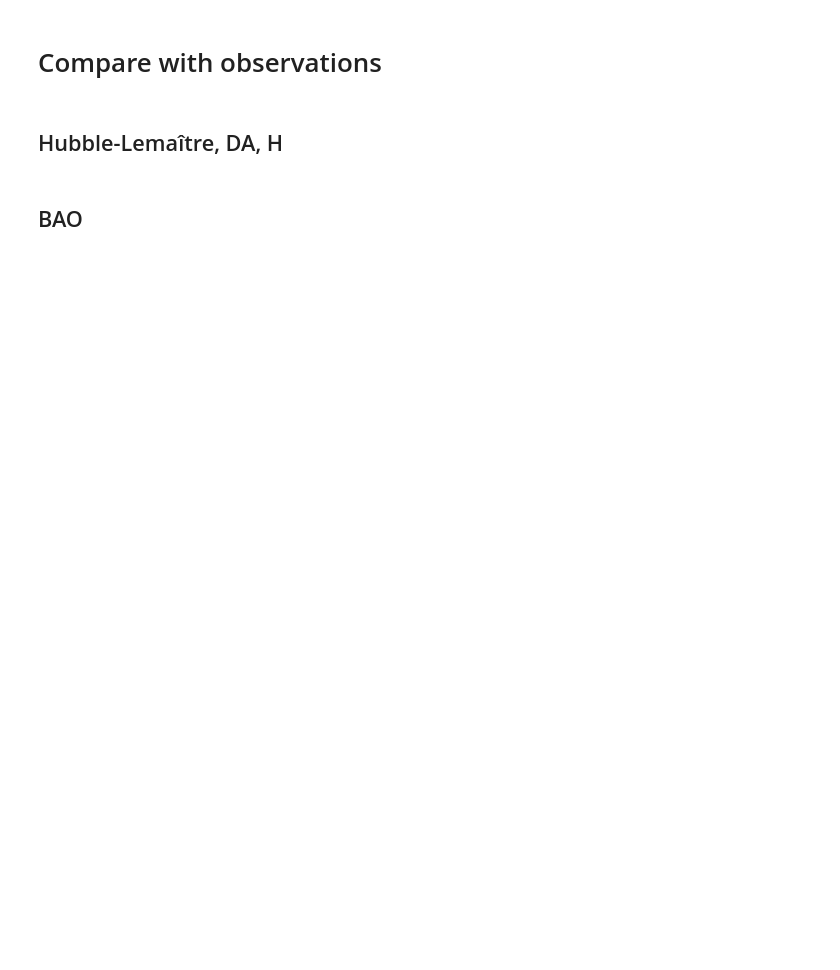
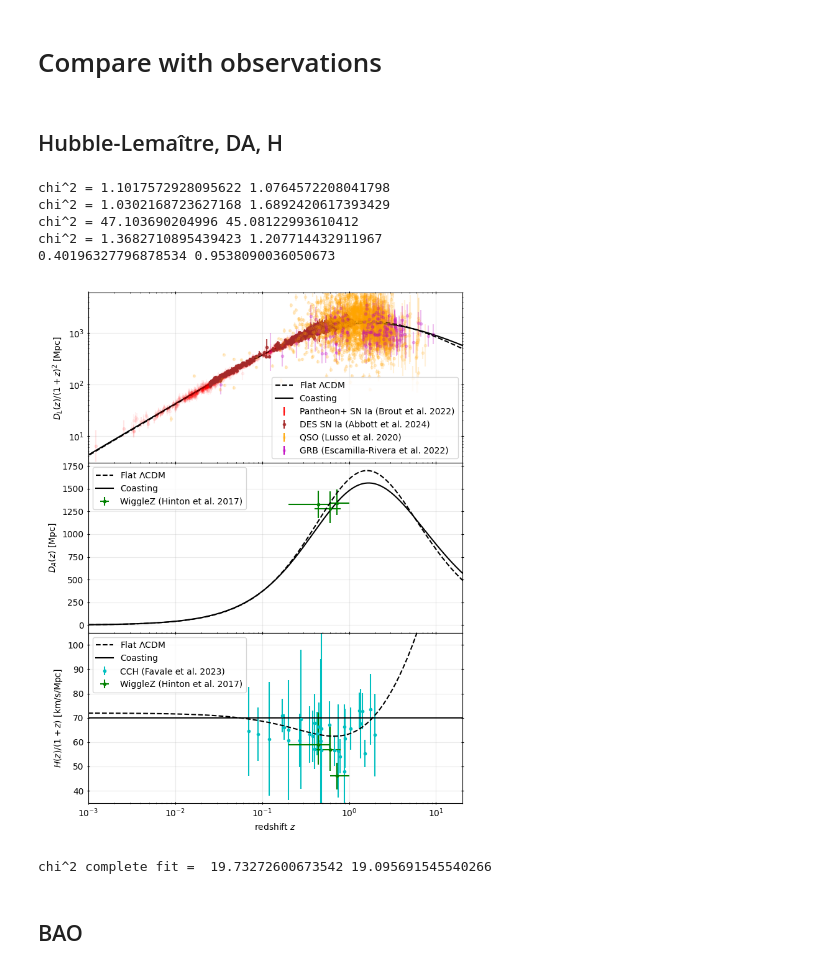
Before and after one commit to paranoya/onion-universe, a Jupyter notebook: 3.fitting.ipynb, the cells around one changed output. Cells and saved outputs as stored; diff of their text form; code cells hidden in the pictures; blank space fills up the shorter version.

Commit message:
Addition of DES SN 2024 data and analysis its covariance matrix

```diff
--- a/3.fitting.ipynb
+++ b/3.fitting.ipynb
@@ -17,15 +19,14 @@ quantity_support()
 # %% [markdown]
 ## Model-independent distances
 # %%
+#Pantheon+ Supernovae data
 SNe_z_complete, SNe_err_z_complete, SNe_mu_complete, SNe_err_mu_complete, SNe_iscalibrator = np.loadtxt('data/Pantheon+_Data.dat', usecols=(2, 3, 10, 11, 13), unpack=True, skiprows=1)
 SNe_cov_mu_complete = np.loadtxt('data\Pantheon+_CovarianceMatrix_StatSyst.cov')
-
 #Filtering to keep only the calibrators and the high-z SNe
 SNe_z = SNe_z_complete[(SNe_iscalibrator == 1) | (SNe_z_complete > 0.01)]
 SNe_err_z = SNe_err_z_complete[(SNe_iscalibrator == 1) | (SNe_z_complete > 0.01)]
 SNe_mu = SNe_mu_complete[(SNe_iscalibrator == 1) | (SNe_z_complete > 0.01)]
 SNe_err_mu = SNe_err_mu_complete[(SNe_iscalibrator == 1) | (SNe_z_complete > 0.01)]
-
 #Building the covariance matrix filtered
 N_SNe_complete = int(SNe_cov_mu_complete[0])
 SNe_cov_mu = np.zeros((N_SNe_complete,N_SNe_complete))
@@ -35,8 +36,29 @@ for i in range(N_SNe_complete):
             SNe_cov_mu[i,j] = SNe_cov_mu_complete[i*N_SNe_complete+j+1]
 #Delete the rows and columns of the covariance matrix of SNe that are not calibrators and are low-z
 SNe_cov_mu = SNe_cov_mu[np.any(SNe_cov_mu != 0, axis=1)][:, np.any(SNe_cov_mu != 0, axis=0)]
+del SNe_iscalibrator, SNe_z_complete, SNe_err_z_complete, SNe_mu_complete, SNe_err_mu_complete, SNe_cov_mu_complete
 
-del SNe_iscalibrator, SNe_z_complete, SNe_err_z_complete, SNe_mu_complete, SNe_err_mu_complete, SNe_cov_mu_complete
+#DES Supernovae data
+DES_SN_z_complete, DES_SN_err_z_complete, DES_SN_mu_complete, DES_SN_err_mu_complete = np.loadtxt('data/DES_Data.csv', usecols=(8, 9, 44, 45), unpack=True, delimiter=',', skiprows=1)
+DES_SN_cov_mu_complete = np.loadtxt('data\DES_CovarianceMatrix_Sys.txt')
+#Filtering to keep only the high-z SNe and eliminate absurd errors
+DES_SN_z = DES_SN_z_complete[(DES_SN_z_complete > 0.01) & (DES_SN_err_mu_complete < 1)]
+DES_SN_err_z = DES_SN_err_z_complete[(DES_SN_z_complete > 0.01) & (DES_SN_err_mu_complete < 1)]
+DES_SN_mu = DES_SN_mu_complete[(DES_SN_z_complete > 0.01) & (DES_SN_err_mu_complete < 1)]
+DES_SN_err_mu = DES_SN_err_mu_complete[(DES_SN_z_complete > 0.01) & (DES_SN_err_mu_complete < 1)]
+#Building the covariance matrix filtered
+N_DES_SN_complete = int(DES_SN_cov_mu_complete[0])
+DES_SN_cov_mu = np.zeros((N_DES_SN_complete,N_DES_SN_complete))
+for i in range(N_DES_SN_complete):
+    for j in range(N_DES_SN_complete):
+        if (((DES_SN_z_complete[i] > 0.01) & (DES_SN_err_mu_complete[i] < 1)) & ((DES_SN_z_complete[j] > 0.01) & (DES_SN_err_mu_complete[j] < 1))):
+            DES_SN_cov_mu[i,j] = DES_SN_cov_mu_complete[i*N_DES_SN_complete+j+1]
+#Delete the rows and columns of the covariance matrix of SN that are low-z
+DES_SN_cov_mu = DES_SN_cov_mu[np.any(DES_SN_cov_mu != 0, axis=1)][:, np.any(DES_SN_cov_mu != 0, axis=0)]
+#Adding the statistical error
+for i in range(np.shape(DES_SN_cov_mu)[0]):
+    DES_SN_cov_mu[i,i] += DES_SN_err_mu[i]**2
+del DES_SN_z_complete, DES_SN_err_z_complete, DES_SN_mu_complete, DES_SN_err_mu_complete, DES_SN_cov_mu_complete
 
 
 GRB1 = np.loadtxt('data/GRB_RNN.dat', skiprows=1)
@@ -48,6 +70,7 @@ GRB_err_mu = np.concatenate([GRB1[:, 2], GRB1[:, 5], GRB1[:, 8], GRB2[:, 2]])
 
 QSO_z, QSO_mu, QSO_err_mu = np.loadtxt('data/table3QSO.dat', usecols=(3, 11, 12), unpack=True, skiprows=1)
 #QSO_err_mu *= 2
+
 
 def Dl_Mpc(mu):
     return 1e-5 * 10**(.2*mu)
@@ -505,6 +558,7 @@ ax.set_yscale('log')
 
 plot_DL_DH_obs_complete(ax, SNe_z, SNe_mu, SNe_err_mu, SNe_cov_mu, c='r', alpha=.05, label='Pantheon+ SN Ia (Brout et al. 2022)')
 #plot_DL_DH_obs(ax, SNe_z, SNe_mu, SNe_err_mu, c='r', alpha=.05, label='Pantheon+ SN Ia (Brout et al. 2022)')
+plot_DL_DH_obs_complete(ax, DES_SN_z, DES_SN_mu, DES_SN_err_mu, DES_SN_cov_mu, c='brown', alpha=0.8, label='DES SN Ia (Abbott et al. 2024)')
 plot_DL_DH_obs(ax, QSO_z, QSO_mu, QSO_err_mu, c='orange', alpha=.15, label='QSO (Lusso et al. 2020)')
 plot_DL_DH_obs(ax, GRB_z, GRB_mu, GRB_err_mu, c='m', alpha=.25, label='GRB (Escamilla-Rivera et al. 2022)')
 
@@ -536,34 +590,44 @@ ax.set_ylim(35, 105)
 
 ax.errorbar(CCH_z, CCH_H/(1+CCH_z), CCH_H_err/(1+CCH_z), color='c', fmt='.', label=r'CCH (Favale et al. 2023)')
 ax.errorbar(wiggleZ_z, H17_H/(1+wiggleZ_z), yerr=H17_H_err/(1+wiggleZ_z), xerr=wiggleZ_z_err, fmt='.', color='g', label='WiggleZ (Hinton et al. 2017)')
 
 ax.plot(flcdm.z_t, (flcdm.H_t / (1+flcdm.z_t)).to_value(u.km/u.s/u.Mpc), 'k--', label=r'Flat $\Lambda$CDM')
 ax.plot(coasting.z_t, (coasting.H_t / (1+coasting.z_t)).to_value(u.km/u.s/u.Mpc), 'k-', label=r'Coasting')
 
 print(flcdm.fit_H(CCH_z, CCH_H, CCH_H_err),
       coasting.fit_H(CCH_z, CCH_H, CCH_H_err))
 
 ax.legend()
 
 
 ax.set_xlabel('redshift $z$')
 ax.set_xscale('log')
 ax.set_xlim(1e-3, 20)
 #ax.set_xlim(-.2, 8.2)
 
 for ax in axes.flatten():
     ax.tick_params(top=True, right=True, axis='both', which='both', direction='inout')
     ax.grid(alpha=.25)
 fig.set_tight_layout(True)
 #fig.suptitle('Cosmology-independent probes')
 plt.show()
 #plt.savefig('DL.pdf')
 
 
 N_SNe = len(SNe_z)
 N_QSO = len(QSO_z)
 N_GRB = len(GRB_z)
-print('chi^2 complete fit = ' , (flcdm.fit_complete_mu(SNe_z, SNe_mu, SNe_cov_mu) * N_SNe + flcdm.fit_mu(QSO_z, QSO_mu, QSO_err_mu) * N_QSO + flcdm.fit_mu( GRB_z, GRB_mu, GRB_err_mu) * N_GRB)/(N_SNe + N_QSO + N_GRB), (coasting.fit_complete_mu(SNe_z, SNe_mu, SNe_cov_mu) * N_SNe + coasting.fit_mu(QSO_z, QSO_mu, QSO_err_mu) * N_QSO + coasting.fit_mu( GRB_z, GRB_mu, GRB_err_mu) * N_GRB)/(N_SNe + N_QSO + N_GRB))
+N_DES_SN = len(DES_SN_z)
+
+print('chi^2 complete fit = ' , (flcdm.fit_complete_mu(SNe_z, SNe_mu, SNe_cov_mu) * N_SNe + flcdm.fit_mu(QSO_z, QSO_mu, QSO_err_mu) * N_QSO + flcdm.fit_mu( GRB_z, GRB_mu, GRB_err_mu) * N_GRB + flcdm.fit_complete_mu(DES_SN_z, DES_SN_mu, DES_SN_cov_mu) * N_DES_SN)/(N_SNe + N_QSO + N_GRB + N_DES_SN) , (coasting.fit_complete_mu(SNe_z, SNe_mu, SNe_cov_mu) * N_SNe + coasting.fit_mu(QSO_z, QSO_mu, QSO_err_mu) * N_QSO + coasting.fit_mu( GRB_z, GRB_mu, GRB_err_mu) * N_GRB + coasting.fit_complete_mu(DES_SN_z, DES_SN_mu, DES_SN_cov_mu) * N_DES_SN)/(N_SNe + N_QSO + N_GRB + N_DES_SN))
+# %% [output]
+chi^2 = 1.1017572928095622 1.0764572208041798
+chi^2 = 1.0302168723627168 1.6892420617393429
+chi^2 = 47.103690204996 45.08122993610412
+chi^2 = 1.3682710895439423 1.207714432911967
+0.40196327796878534 0.9538090036050673
+[figure, added]
+chi^2 complete fit =  19.73272600673542 19.095691545540266
 # %% [markdown]
 ## BAO
 # %%
```
Also changed, not shown: parts of 7 cells of this notebook, 2 other files.
